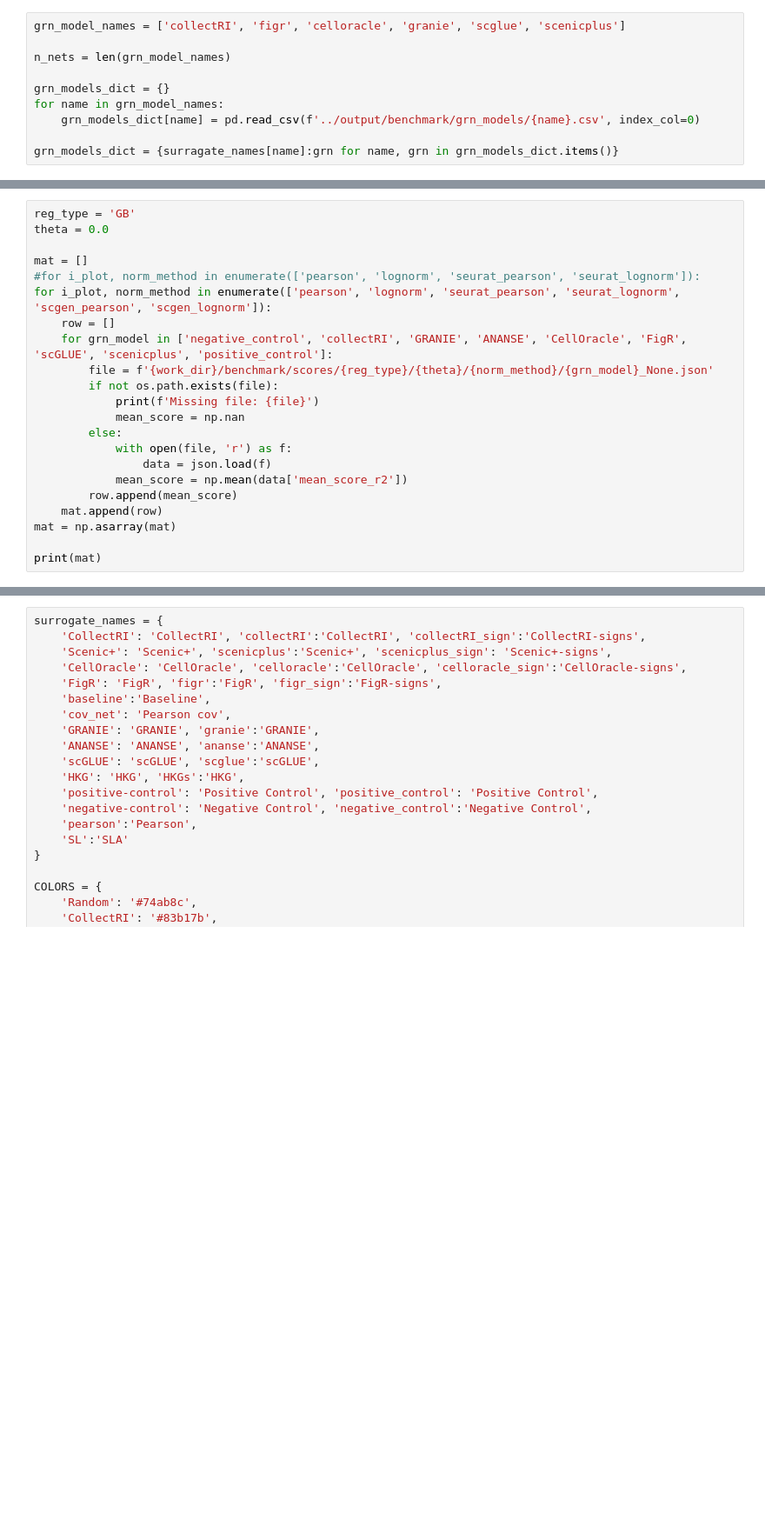
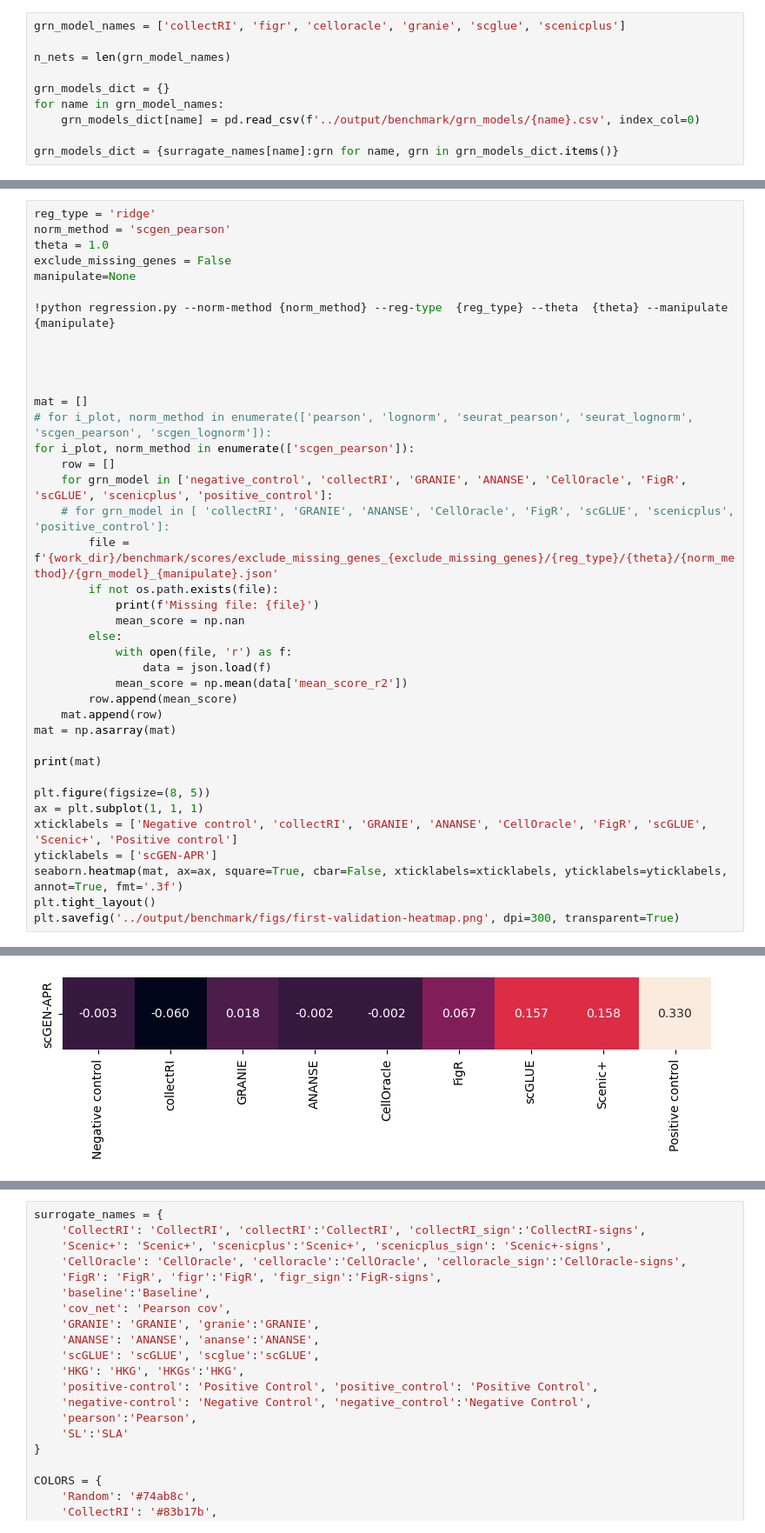
Before and after one commit to janursa/grn_benchmark, a Jupyter notebook: notebooks/first-validation.ipynb, the cells around one changed output, grey strips where cells are left out. Shown at 87% size. Saved outputs shown, nothing was run; the diff lists cells and outputs as text; blank space fills up the shorter version.

Commit message:
before reimplementation regression 1

```diff
--- a/notebooks/first-validation.ipynb
+++ b/notebooks/first-validation.ipynb
@@ -150,13 +154,22 @@ grn_models_dict = {surragate_names[name]:grn for name, grn in grn_models_dict.it
 # %%
-reg_type = 'GB'
-theta = 0.0
+reg_type = 'ridge'
+norm_method = 'scgen_pearson'
+theta = 1.0
+exclude_missing_genes = False
+manipulate=None
+
+!python regression.py --norm-method {norm_method} --reg-type  {reg_type} --theta  {theta} --manipulate {manipulate}
+
+
+
 
 mat = []
-#for i_plot, norm_method in enumerate(['pearson', 'lognorm', 'seurat_pearson', 'seurat_lognorm']):
-for i_plot, norm_method in enumerate(['pearson', 'lognorm', 'seurat_pearson', 'seurat_lognorm', 'scgen_pearson', 'scgen_lognorm']):
+# for i_plot, norm_method in enumerate(['pearson', 'lognorm', 'seurat_pearson', 'seurat_lognorm', 'scgen_pearson', 'scgen_lognorm']):
+for i_plot, norm_method in enumerate(['scgen_pearson']):
     row = []
     for grn_model in ['negative_control', 'collectRI', 'GRANIE', 'ANANSE', 'CellOracle', 'FigR', 'scGLUE', 'scenicplus', 'positive_control']:
-        file = f'{work_dir}/benchmark/scores/{reg_type}/{theta}/{norm_method}/{grn_model}_None.json'
+    # for grn_model in [ 'collectRI', 'GRANIE', 'ANANSE', 'CellOracle', 'FigR', 'scGLUE', 'scenicplus', 'positive_control']:
+        file = f'{work_dir}/benchmark/scores/exclude_missing_genes_{exclude_missing_genes}/{reg_type}/{theta}/{norm_method}/{grn_model}_{manipulate}.json'
         if not os.path.exists(file):
             print(f'Missing file: {file}')
             mean_score = np.nan
@@ -169,4 +182,12 @@ for i_plot, norm_method in enumerate(['pearson', 'lognorm', 'seurat_pearson', 's
 mat = np.asarray(mat)
 
 print(mat)
+
+plt.figure(figsize=(8, 5))
+ax = plt.subplot(1, 1, 1)
+xticklabels = ['Negative control', 'collectRI', 'GRANIE', 'ANANSE', 'CellOracle', 'FigR', 'scGLUE', 'Scenic+', 'Positive control']
+yticklabels = ['scGEN-APR']
+seaborn.heatmap(mat, ax=ax, square=True, cbar=False, xticklabels=xticklabels, yticklabels=yticklabels, annot=True, fmt='.3f')
+plt.tight_layout()
+plt.savefig('../output/benchmark/figs/first-validation-heatmap.png', dpi=300, transparent=True)
 # %% [output]
@@ -190,0 +214 @@ print(mat)
+[figure, added]
```
Also changed, not shown: parts of 5 cells of this notebook, 6 other files.
